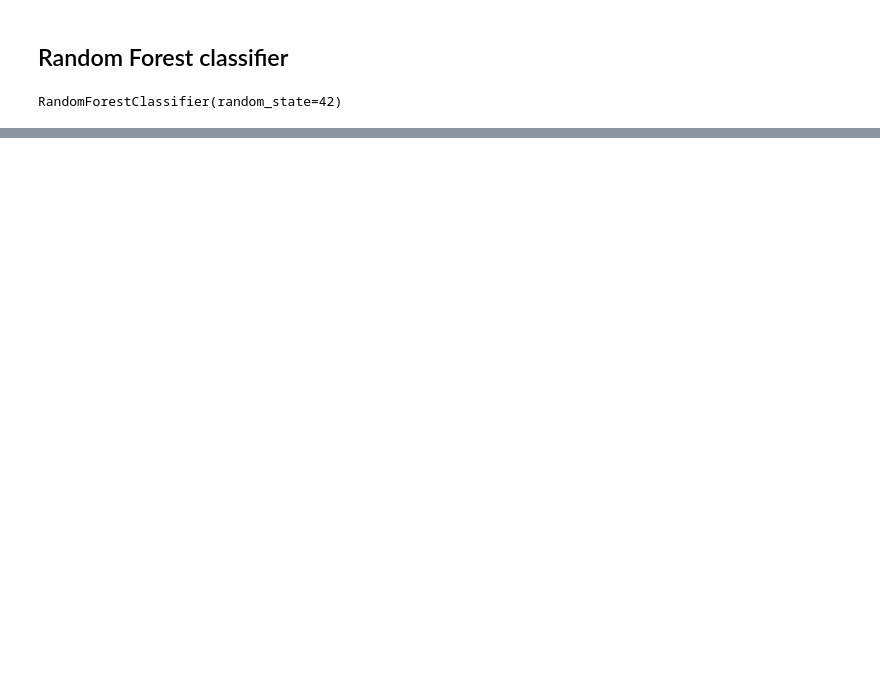
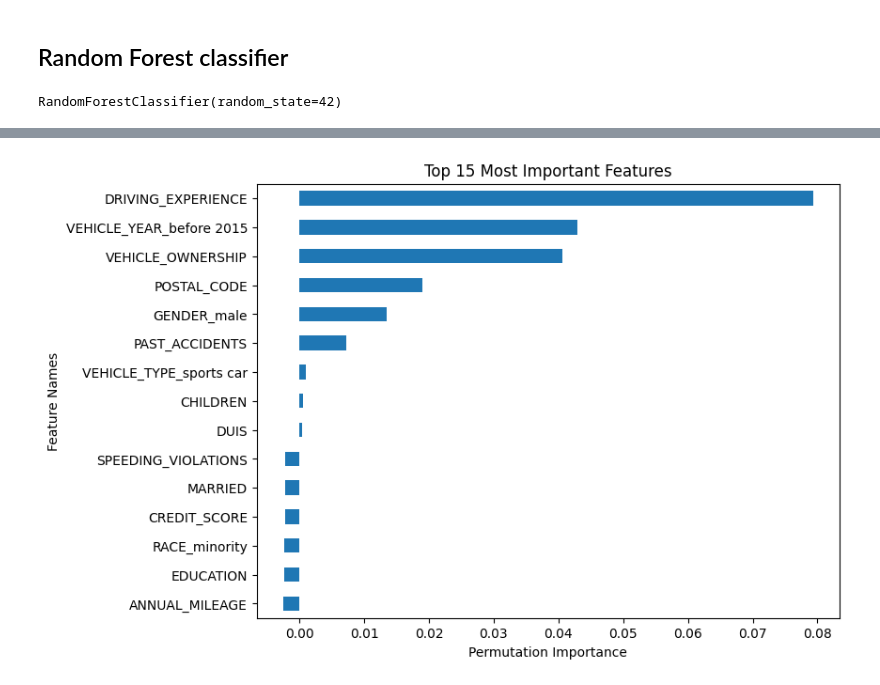
Before and after one commit to farahwadya/Car-insurance-intermediate-machine-learning-project, a Jupyter notebook: Car_insurance_prj.ipynb, the cells around one changed output, grey strips where cells are left out. Saved outputs shown, nothing was run; the diff lists cells and outputs as text; code cells hidden in the pictures; blank space fills up the shorter version.

```diff
--- a/Car_insurance_prj.ipynb
+++ b/Car_insurance_prj.ipynb
@@ -500,0 +542,6 @@ weighted avg       0.82      0.83      0.82      2000
+# %%
+## can make the mean importances into a series
+permutation_importances = pd.Series(r['importances_mean'],index=X_test_tf.columns,
+                           name = 'permutation importance')
+permutation_importances = permutation_importances.sort_values(ascending=False)
+permutation_importances
@@ -500,0 +568,5 @@ weighted avg       0.82      0.83      0.82      2000
+# %%
+ax = plot_importance(permutation_importances,top_n=15)
+ax.set(xlabel='Permutation Importance');
+# %% [output]
+[figure, added]
```
Also changed, not shown: parts of 13 cells of this notebook.
